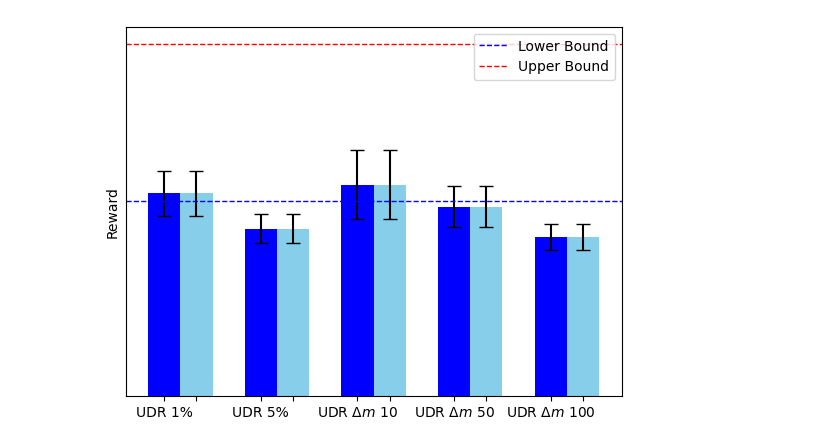
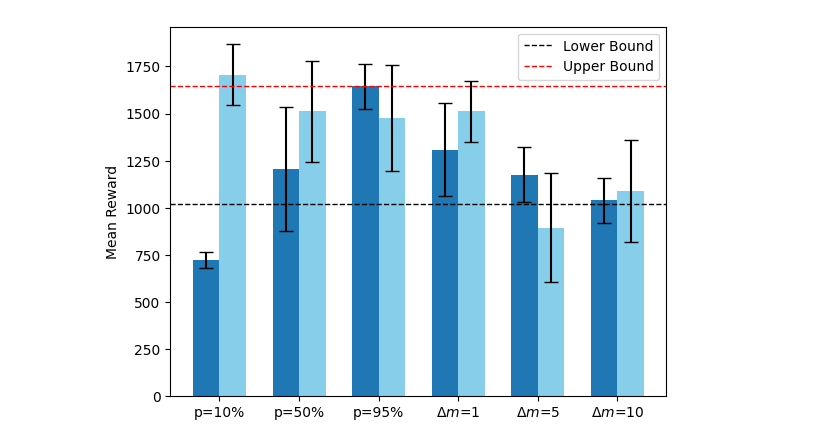
Before and after one commit to florentin1304/robotlearning_project, a Jupyter notebook: plots.ipynb, the cells around one changed output. Saved outputs shown, nothing was run; the diff lists cells and outputs as text; code cells hidden in the pictures.

Commit message:
plots with correct results

```diff
--- a/plots.ipynb
+++ b/plots.ipynb
@@ -9,32 +11,32 @@ lower_bound = os.path.join(test_log_dir, "ppo_source_test_on_target.txt")
 upper_bound = os.path.join(test_log_dir, "ppo_target_test_on_target.txt")
 source_source = os.path.join(test_log_dir, "ppo_source_test_on_source.txt")
 file_paths = [lower_bound, source_source, upper_bound]
-test_mean_str = []
+test_mean = []
 test_var =  []
 
 
 for i in range(len(file_paths)):
     file = open(file_paths[i], 'r')
     content = file.read()
-    test_mean_str.append(re.search(r'\d+\.\d+', content.split("\n")[2]).group())
+    test_mean.append(re.search(r'\d+\.\d+', content.split("\n")[2]).group())
     test_var.append(re.search(r'\d+\.\d+', content.split("\n")[3]).group())
     file.close()
-test_mean = [float(x)/10 for x in test_mean_str]
-test_var = [float(x)/10 for x in test_var]
+
+test_mean = [float(x) for x in test_mean]
+test_var = [float(x) for x in test_var]
 h = len(test_mean)
 
 labels = ['source-target', 'source-source', 'target-target']
 LOWER_BOUND = test_mean[0]
 UPPER_BOUND = test_mean[2]
-plt.bar( range(h), test_mean, tick_label=labels, yerr=test_var, capsize=5, color=['skyblue', 'lightblue', 'lightgreen'])
-plt.axhline(y=LOWER_BOUND, color='blue', linestyle='--', linewidth=1)
-plt.text(1, LOWER_BOUND+1, 'Lower Bound', color='blue', fontsize=10, va='center', ha='right')
-plt.axhline(y=UPPER_BOUND, color='red', linestyle='--', linewidth=1)
-plt.text(1, UPPER_BOUND+1, 'Upper Bound', color='red', fontsize=10, va='center', ha='right')
+plt.bar( range(h), test_mean, tick_label=labels, yerr=test_var, capsize=5, color=['skyblue', 'skyblue', 'skyblue'])
+plt.axhline(y=LOWER_BOUND, color='black', linestyle='--', linewidth=1, label='Lower Bound')
+plt.axhline(y=UPPER_BOUND, color='red', linestyle='--', linewidth=1, label='Upper Bound')
 
 # plt.title('sim-to-real bounds')
 plt.ylabel('Reward')
-plt.yticks(test_mean, [f"{int(float(x))}" for x in test_mean_str])
+plt.yticks()
+plt.legend()
 
 plt.show()
 # %% [output]
@@ -42,61 +46,58 @@ plt.show()
 # %%
 import os
 import re
 import matplotlib.pyplot as plt
 import numpy as np
 
 test_log_dir = os.path.join(os.getcwd(), "test_logs")
 file_paths = [
-    os.path.join(test_log_dir, "ppo_udr_01_perc_test_on_target.txt"),
-    os.path.join(test_log_dir, "ppo_udr_05_perc_test_on_target.txt"),
-    os.path.join(test_log_dir, "ppo_udr_10_test_on_target.txt"),
-    os.path.join(test_log_dir, "ppo_udr_50_test_on_target.txt"),
-    os.path.join(test_log_dir, "ppo_udr_100_test_on_target.txt")
+    os.path.join(test_log_dir, "ppo_udr_0-1_0-1_0-1_perc_test_on_target.txt"),
+    os.path.join(test_log_dir, "ppo_udr_0-1_0-1_0-1_perc_test_on_udr_0-1_0-1_0-1_perc.txt"),
+    os.path.join(test_log_dir, "ppo_udr_0-5_0-5_0-5_perc_test_on_target.txt"),
+    os.path.join(test_log_dir, "ppo_udr_0-5_0-5_0-5_perc_test_on_udr_0-5_0-5_0-5_perc.txt"),
+    os.path.join(test_log_dir, "ppo_udr_0-95_0-95_0-95_perc_test_on_target.txt"),
+    os.path.join(test_log_dir, "ppo_udr_0-95_0-95_0-95_perc_test_on_udr_0-95_0-95_0-95_perc.txt"),
+    os.path.join(test_log_dir, "ppo_udr_1-0_1-0_1-0_test_on_target.txt"),
+    os.path.join(test_log_dir, "ppo_udr_1-0_1-0_1-0_test_on_udr_1-0_1-0_1-0.txt"),
+    os.path.join(test_log_dir, "ppo_udr_10-0_10-0_10-0_test_on_target.txt"),
+    os.path.join(test_log_dir, "ppo_udr_10-0_10-0_10-0_test_on_udr_10-0_10-0_10-0.txt"),
+    os.path.join(test_log_dir, "ppo_udr_5-0_5-0_5-0_test_on_target.txt"),
+    os.path.join(test_log_dir, "ppo_udr_5-0_5-0_5-0_test_on_udr_5-0_5-0_5-0.txt")
 ]
-test_mean_str = []
-test_var =  []
-
+test_mean, train_mean = [], []
+test_var , train_var = [], []
+height, var = [], []
 
 for i in range(len(file_paths)):
     file = open(file_paths[i], 'r')
     content = file.read()
-    test_mean_str.append(re.search(r'\d+\.\d+', content.split("\n")[2]).group())
-    test_var.append(re.search(r'\d+\.\d+', content.split("\n")[3]).group())
+
+    height.append(re.search(r'\d+\.\d+', content.split("\n")[2]).group())
+    var.append(re.search(r'\d+\.\d+', content.split("\n")[3]).group())
+
     file.close()
-test_mean = [float(x)/10 for x in test_mean_str]
-test_var = [float(x)/10 for x in test_var]
-h = len(test_mean)
+h = len(height)
 
-### TODO
-train_mean = test_mean.copy()
-train_var = test_var.copy()
-###
-
+height = [float(x) for x in height]
+var = [float(x) for x in var]
 
 # plot
-labels = ['UDR 1%', '', 'UDR 5%', '', r'UDR $\Delta m$ 10', '', r'UDR $\Delta m$ 50', '', r'UDR $\Delta m$ 100', '']
-color = ['skyblue' if i % 2 else 'blue' for i in range(h*2)]
+color = ['skyblue' if i % 2 else 'tab:blue' for i in range(h*2)]
 w = 1
-height = [train_mean[int(i/2)] if i%2 else test_mean[int(i/2)] for i in range(h*2) ]
-yerr = [train_var[int(i/2)] if i%2 else test_var[int(i/2)] for i in range(h*2) ]
 
-plt.bar( [0,1*w,3*w,4*w,6*w,7*w,9*w,10*w,12*w,13*w], height, tick_label=labels, yerr=yerr, capsize=5, color=color, width=w)
+plt.bar( [0,1*w,3*w,4*w,6*w,7*w,9*w,10*w,12*w,13*w,15*w,16*w], height, yerr=var, capsize=5, color=color, width=w)
 
-plt.axhline(y=LOWER_BOUND, color='blue', linestyle='--', linewidth=1, label='Lower Bound')
-# plt.text(1, LOWER_BOUND+1, 'Lower Bound', color='blue', fontsize=10, va='center', ha='right')
+plt.axhline(y=LOWER_BOUND, color='black', linestyle='--', linewidth=1, label='Lower Bound')
 plt.axhline(y=UPPER_BOUND, color='red', linestyle='--', linewidth=1, label='Upper Bound')
-# plt.text(1, UPPER_BOUND-1, 'Upper Bound', color='red', fontsize=10, va='center', ha='right')
 
-# plt.title('sim-to-real bounds')
-plt.ylabel('Reward')
-# plt.yticks(test_mean, [f"{int(float(x))}" for x in test_mean_str])
-plt.yticks([])
-plt.xticks()
+plt.ylabel('Mean Reward')
+plt.yticks()
+plt.xticks([0.5,3.5,6.5,9.5,12.5,15.5],['p=10%','p=50%','p=95%',r'$\Delta m$=1',r'$\Delta m$=5',r'$\Delta m$=10'])
 plt.legend()
 
 plt.show()
 # %% [output]
-[figure, old version]
+[figure, new version]
 # %%
 import pandas as pd
 import os
```
Also changed, not shown: parts of 10 cells of this notebook, 1 other file.
